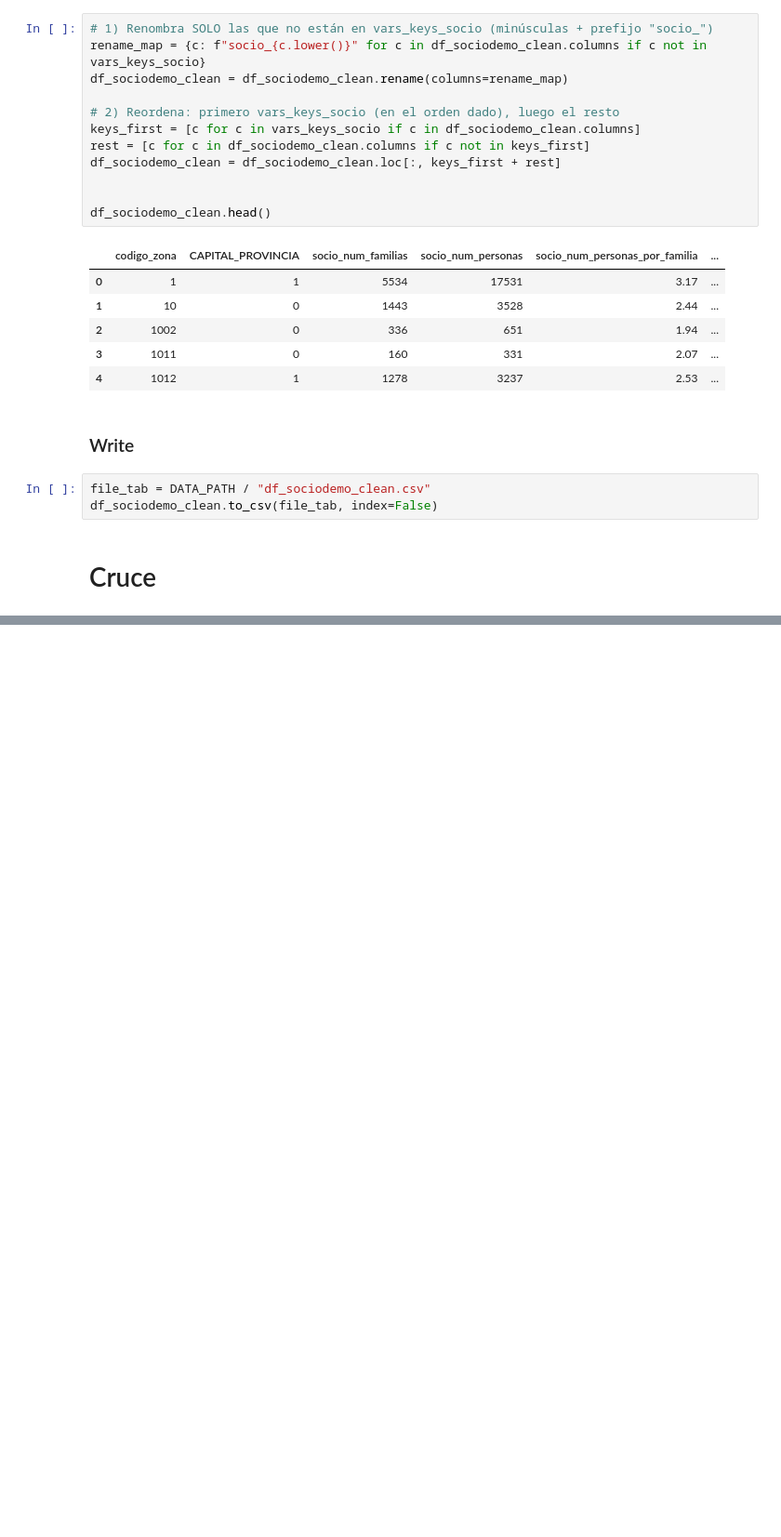
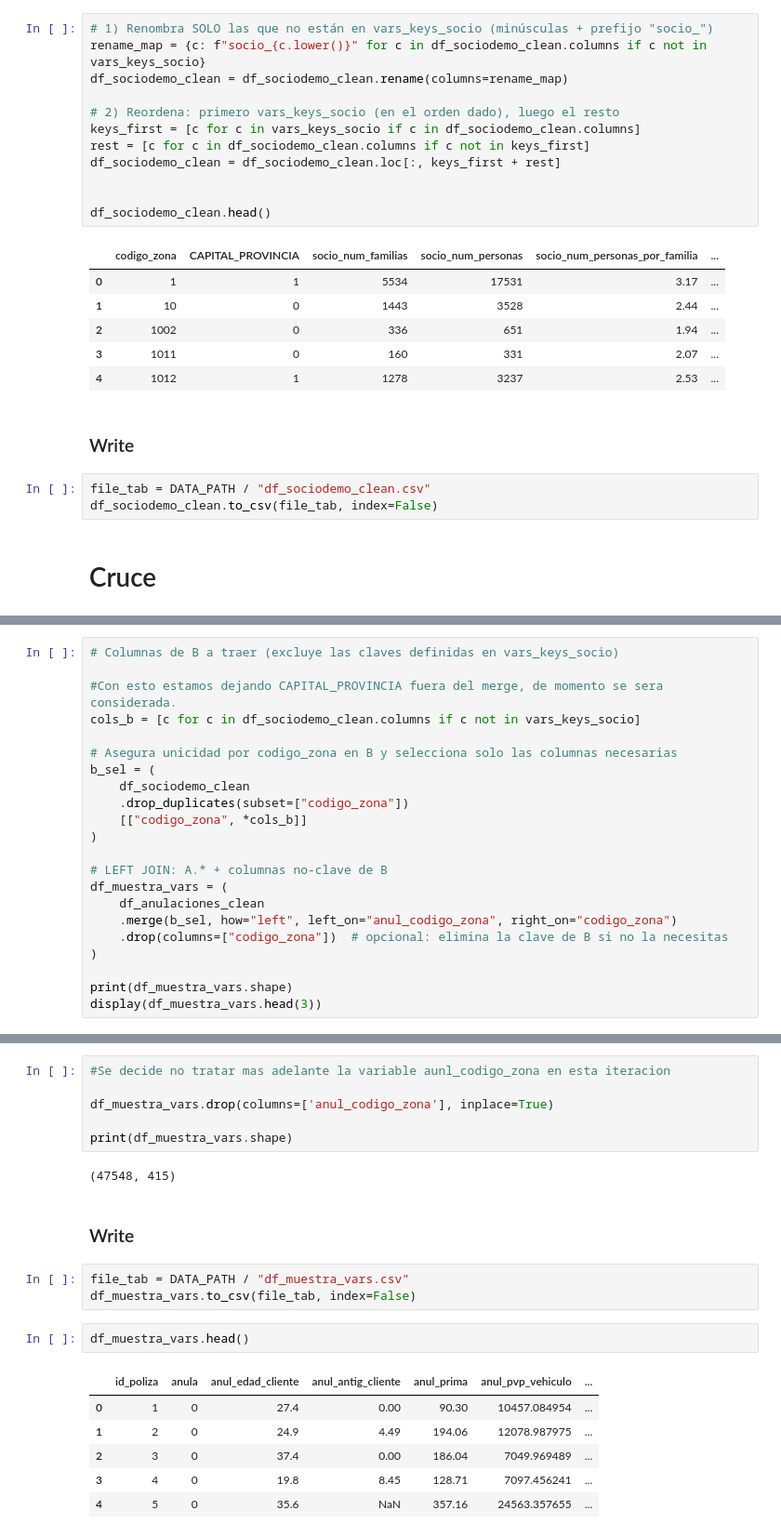
Before and after one commit to cafernandezp/adeslas-interview, a Jupyter notebook: notebooks/01-data-cleaning.ipynb, the cells around one changed output, grey strips where cells are left out. Shown at 93% size. Saved outputs shown, nothing was run; the diff lists cells and outputs as text; blank space fills up the shorter version.

```diff
--- a/notebooks/01-data-cleaning.ipynb
+++ b/notebooks/01-data-cleaning.ipynb
@@ -1082,0 +1132,22 @@ df_anulaciones_clean A
+# %%
+# Columnas de B a traer (excluye las claves definidas en vars_keys_socio)
+
+#Con esto estamos dejando CAPITAL_PROVINCIA fuera del merge, de momento se sera considerada.
+cols_b = [c for c in df_sociodemo_clean.columns if c not in vars_keys_socio]
+
+# Asegura unicidad por codigo_zona en B y selecciona solo las columnas necesarias
+b_sel = (
+    df_sociodemo_clean
+    .drop_duplicates(subset=["codigo_zona"])
+    [["codigo_zona", *cols_b]]
+)
+
+# LEFT JOIN: A.* + columnas no-clave de B
+df_muestra_vars = (
+    df_anulaciones_clean
+    .merge(b_sel, how="left", left_on="anul_codigo_zona", right_on="codigo_zona")
+    .drop(columns=["codigo_zona"])  # opcional: elimina la clave de B si no la necesitas
+)
+
+print(df_muestra_vars.shape)
+display(df_muestra_vars.head(3))
@@ -1082,0 +1160,22 @@ df_anulaciones_clean A
+# %%
+#Se decide no tratar mas adelante la variable aunl_codigo_zona en esta iteracion
+
+df_muestra_vars.drop(columns=['anul_codigo_zona'], inplace=True)
+
+print(df_muestra_vars.shape)
+# %% [output]
+(47548, 415)
+# %% [markdown]
+### Write
+# %%
+file_tab = DATA_PATH / "df_muestra_vars.csv"
+df_muestra_vars.to_csv(file_tab, index=False)
+# %%
+df_muestra_vars.head()
+# %% [output]
+|  | id_poliza | anula | anul_edad_cliente | anul_antig_cliente | anul_prima | anul_pvp_vehiculo | ... |
+| 0 | 1 | 0 | 27.4 | 0.00 | 90.30 | 10457.084954 | ... |
+| 1 | 2 | 0 | 24.9 | 4.49 | 194.06 | 12078.987975 | ... |
+| 2 | 3 | 0 | 37.4 | 0.00 | 186.04 | 7049.969489 | ... |
+| 3 | 4 | 0 | 19.8 | 8.45 | 128.71 | 7097.456241 | ... |
+| 4 | 5 | 0 | 35.6 | NaN | 357.16 | 24563.357655 | ... |
```
Also changed, not shown: parts of 7 cells of this notebook, 1 other file.
